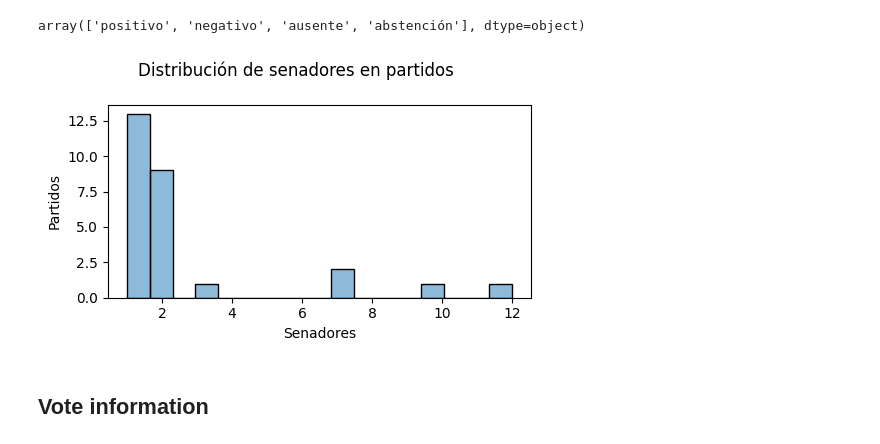
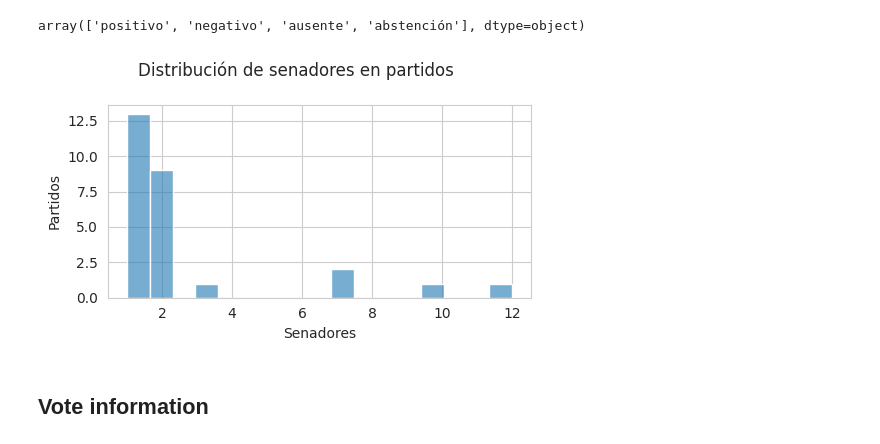
Before and after one commit to macfernandez/eddc-specialization-project, a Jupyter notebook: notebooks/02-data-description.ipynb, the cells around one changed output. Drawn from its saved outputs; the diff is of its cells as text; code cells hidden in the pictures.

```diff
--- a/notebooks/02-data-description.ipynb
+++ b/notebooks/02-data-description.ipynb
@@ -16,2 +19,4 @@ import matplotlib.pyplot as plt
 
 from utilities import *
+# %%
+sns.set_style("whitegrid")
@@ -173,15 +180,15 @@ save_dataframe(
 )
 # %%
 fig, ax = plt.subplots(figsize=(5,3))
-sns.histplot(data=senators_party_count, ax=ax)
+sns.histplot(data=senators_party_count, ax=ax, alpha=0.6)
 ax.set_xlabel(f"Senadores")
 ax.set_ylabel(f"Partidos")
 ax.get_legend().remove()
 plt.suptitle(f"Distribución de senadores en partidos")
 plt.tight_layout()
 plt.savefig(os.path.join(visualizations_path,"distrib_histplot_senators_parties.png"))
 # %% [output]
-[figure, old version]
+[figure, new version]
 # %% [markdown]
 ## Vote information
 # %%
```
Also changed, not shown: parts of 22 cells of this notebook, 1 other file.
